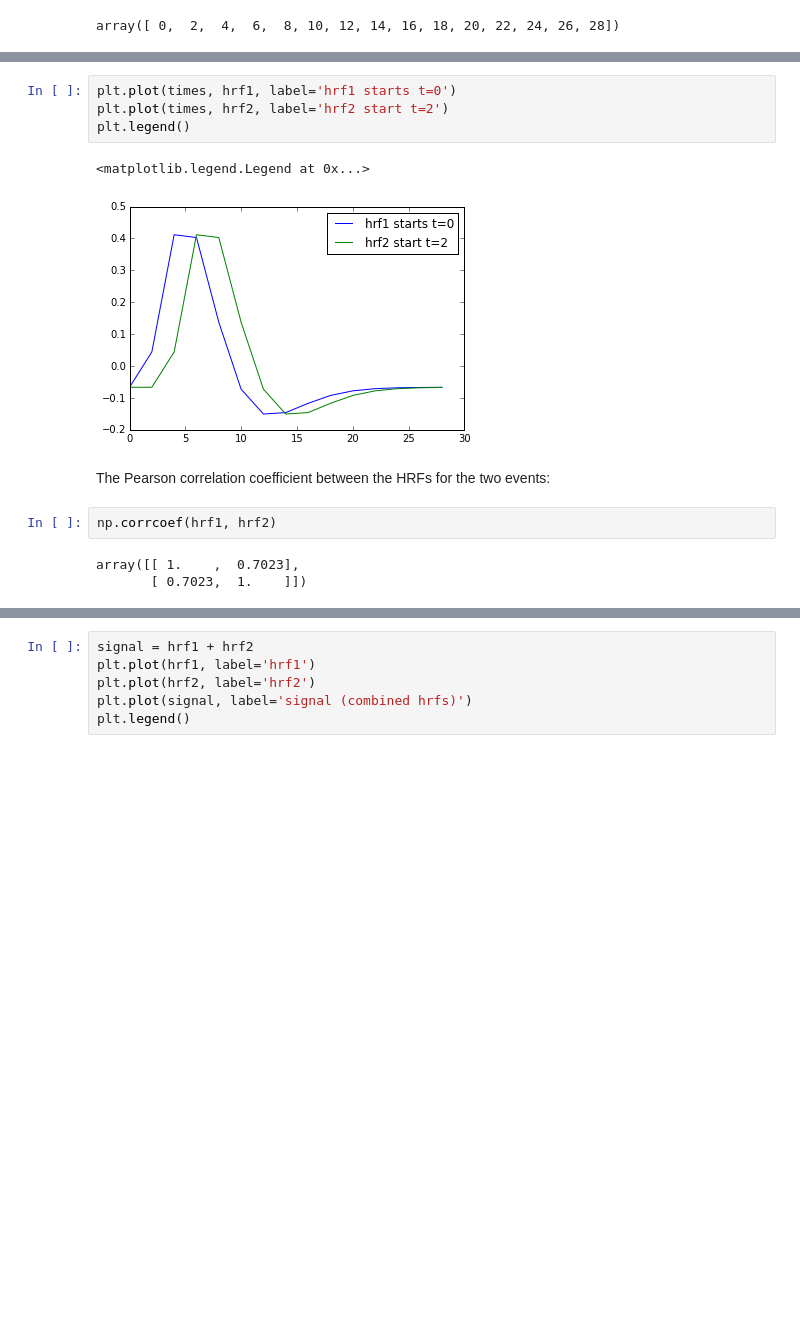
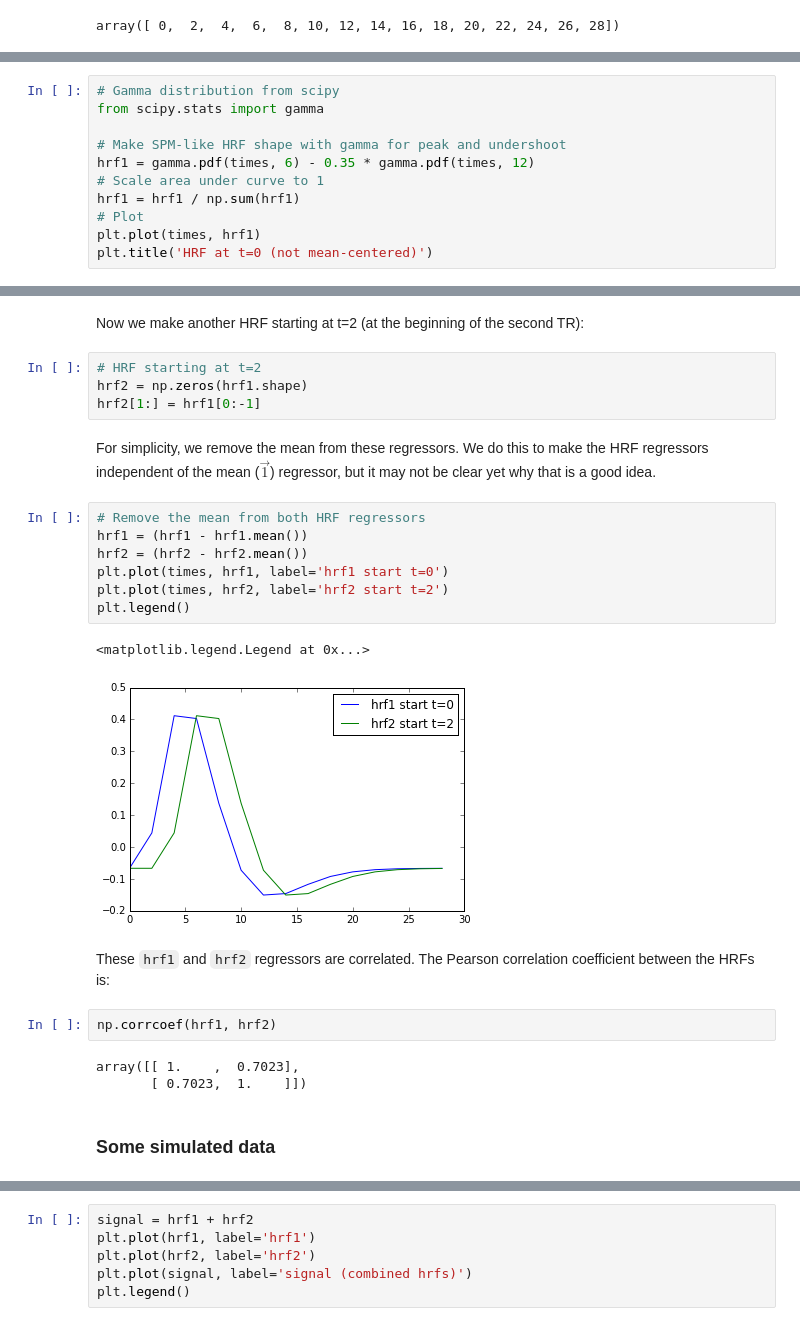
Before and after one commit to practical-neuroimaging/pna2015, a Jupyter notebook: day13/correlated_regressors.ipynb, the cells around one changed output, grey strips where cells are left out. Cells and saved outputs as stored; diff of their text form; blank space fills up the shorter version.

Commit message:
Update correlated regressors notebook

```diff
--- a/day13/correlated_regressors.ipynb
+++ b/day13/correlated_regressors.ipynb
@@ -61,0 +66,11 @@ hrf2 = (hrf2 - hrf2.mean())
+# %%
+# Gamma distribution from scipy
+from scipy.stats import gamma
+
+# Make SPM-like HRF shape with gamma for peak and undershoot
+hrf1 = gamma.pdf(times, 6) - 0.35 * gamma.pdf(times, 12)
+# Scale area under curve to 1
+hrf1 = hrf1 / np.sum(hrf1)
+# Plot
+plt.plot(times, hrf1)
+plt.title('HRF at t=0 (not mean-centered)')
@@ -62,15 +80,28 @@ hrf2 = (hrf2 - hrf2.mean())
+# %% [markdown]
+Now we make another HRF starting at t=2 (at the beginning of the second TR):
+# %%
+# HRF starting at t=2
+hrf2 = np.zeros(hrf1.shape)
+hrf2[1:] = hrf1[0:-1]
+# %% [markdown]
+For simplicity, we remove the mean from these regressors.  We do this to make the HRF regressors independent of the mean ($\vec{1}$) regressor, but it may not be clear yet why that is a good idea.
 # %%
-plt.plot(times, hrf1, label='hrf1 starts t=0')
+# Remove the mean from both HRF regressors
+hrf1 = (hrf1 - hrf1.mean())
+hrf2 = (hrf2 - hrf2.mean())
+plt.plot(times, hrf1, label='hrf1 start t=0')
 plt.plot(times, hrf2, label='hrf2 start t=2')
 plt.legend()
 # %% [output]
 <matplotlib.legend.Legend at 0x...>
-[figure, old version]
+[figure, new version]
 # %% [markdown]
-The Pearson correlation coefficient between the HRFs for the two events:
+These `hrf1` and `hrf2` regressors are correlated.  The Pearson correlation coefficient between the HRFs is:
 # %%
 np.corrcoef(hrf1, hrf2)
 # %% [output]
 array([[ 1.    ,  0.7023],
        [ 0.7023,  1.    ]])
+# %% [markdown]
+### Some simulated data
 # %% [markdown]
```
Also changed, not shown: parts of 33 cells of this notebook.
